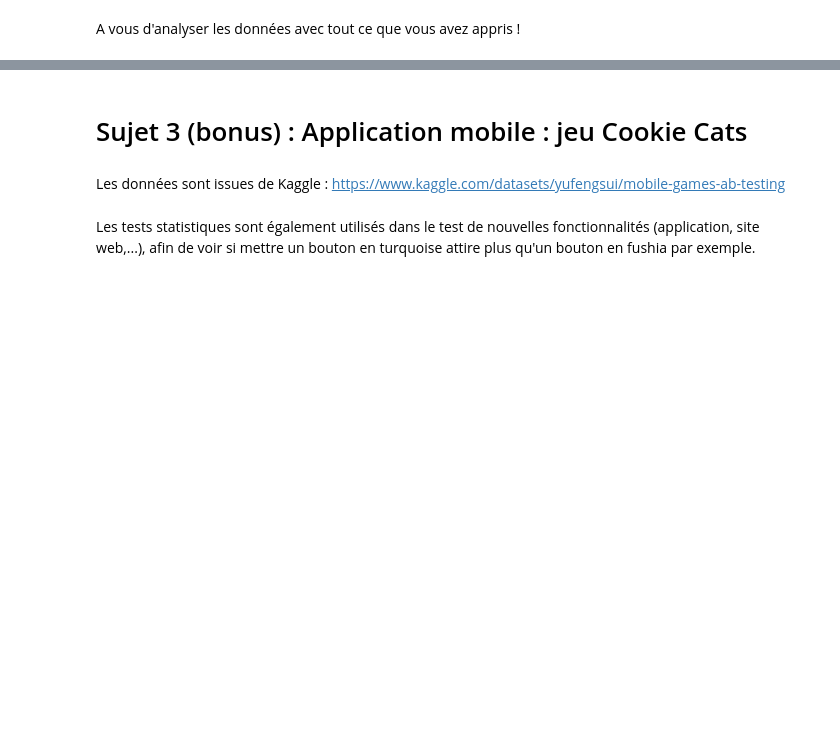
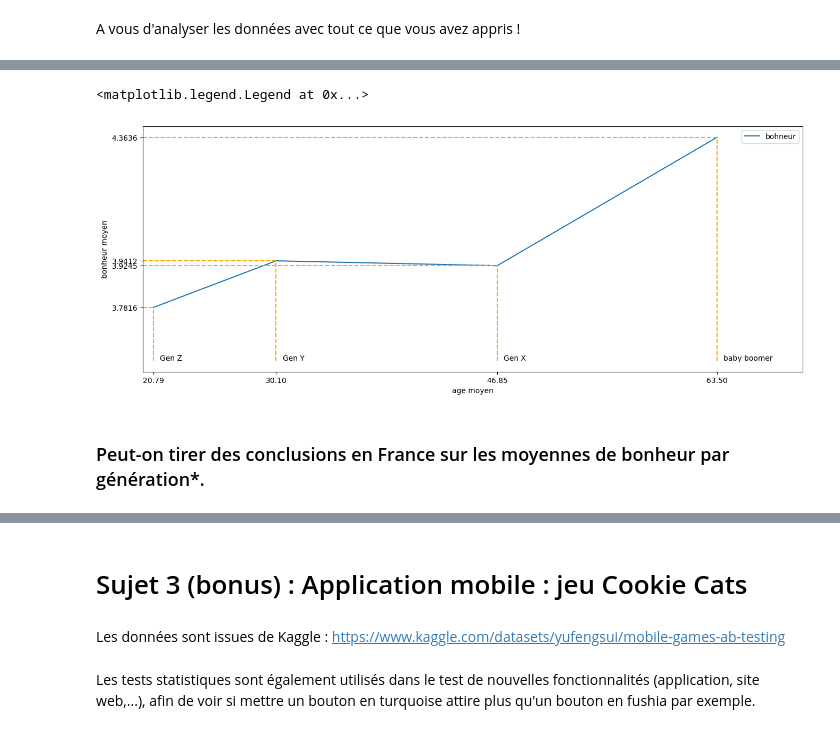
Before and after one commit to thomasmari/DataS3PG, a Jupyter notebook: module/8.Stats/Tests_d_hypothese_3/Tests d_hypothèses.ipynb, the cells around one changed output, grey strips where cells are left out. Saved outputs shown, nothing was run; the diff lists cells and outputs as text; code cells hidden in the pictures; blank space fills up the shorter version.

```diff
--- a/module/8.Stats/Tests_d_hypothese_3/Tests d_hypothèses.ipynb
+++ b/module/8.Stats/Tests_d_hypothese_3/Tests d_hypothèses.ipynb
@@ -912,0 +886,20 @@ A vous d'analyser les données avec tout ce que vous avez appris !
+# %%
+# CONSTANTES
+age_class = ['baby boomer','Gen X', 'Gen Y', 'Gen Z','other']
+age_class_red = ['baby boomer','Gen X', 'Gen Y', 'Gen Z']
+# FUNCTIONS
+def classify_class_age(age):
+    """ age is measured in 2020"""
+    birthYear = 2020-age
+    if birthYear < 1946 :
+        return("other")
+    elif birthYear <= 1964:
+        return("baby boomer")
+    elif birthYear <= 1980:
+        return("Gen X")
+    elif birthYear <= 1996:
+        return("Gen Y")
+    elif birthYear <= 2012:
+        return("Gen Z")
+    else:
+        return("other")
@@ -912,0 +928,29 @@ A vous d'analyser les données avec tout ce que vous avez appris !
+# %%
+df_plot = df2.loc[age_class_red,['age','bohneur']]
+#plotting
+plt.figure(figsize=(16,6))
+axes = [plt.subplot(1,1,1)]
+df2.loc[age_class_red,['age','bohneur']].set_index('age').plot(ax=axes[0])
+axes[0].set_xticks(df_plot['age'])
+axes[0].set_yticks(df_plot['bohneur'])
+axes[0].set_xlabel('age moyen')
+axes[0].set_ylabel('bonheur moyen')
+axes[0].set_xlim((20,70))
+x_min=20
+y_min=3.6
+for c in age_class_red:
+    x_cut = df_plot.loc[c,'age']
+    y_cut = df_plot.loc[c,'bohneur']
+    # axes[0].axvline(x=x_cut,ymin=0,ymax=y_cut,linestyle = '--', color = 'orange')
+    plt.plot([x_cut,x_cut],[y_min,y_cut],linestyle = '--', color = 'orange')
+    plt.plot([x_min,x_cut],[y_cut,y_cut],linestyle = '--', color = 'orange')
+    plt.text(x= x_cut + 0.5, y = y_min, s=c)
+axes[0].legend()
+
+
+# df2['age','bohneur'].set_index('age')
+# %% [output]
+<matplotlib.legend.Legend at 0x...>
+[figure, added]
+# %% [markdown]
+### Peut-on tirer des conclusions en France sur les moyennes de bonheur par génération*.
```
Also changed, not shown: parts of 24 cells of this notebook, 1 other file.
